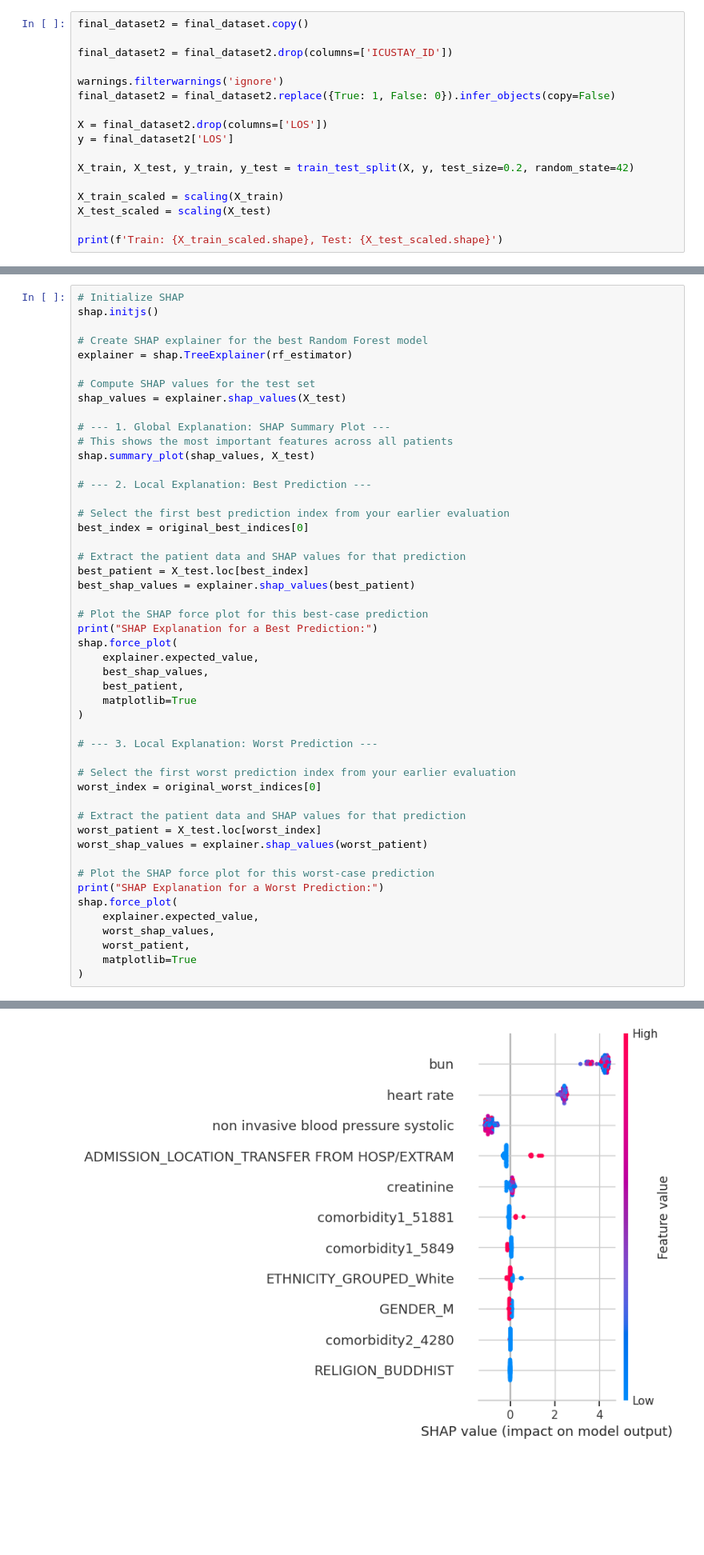
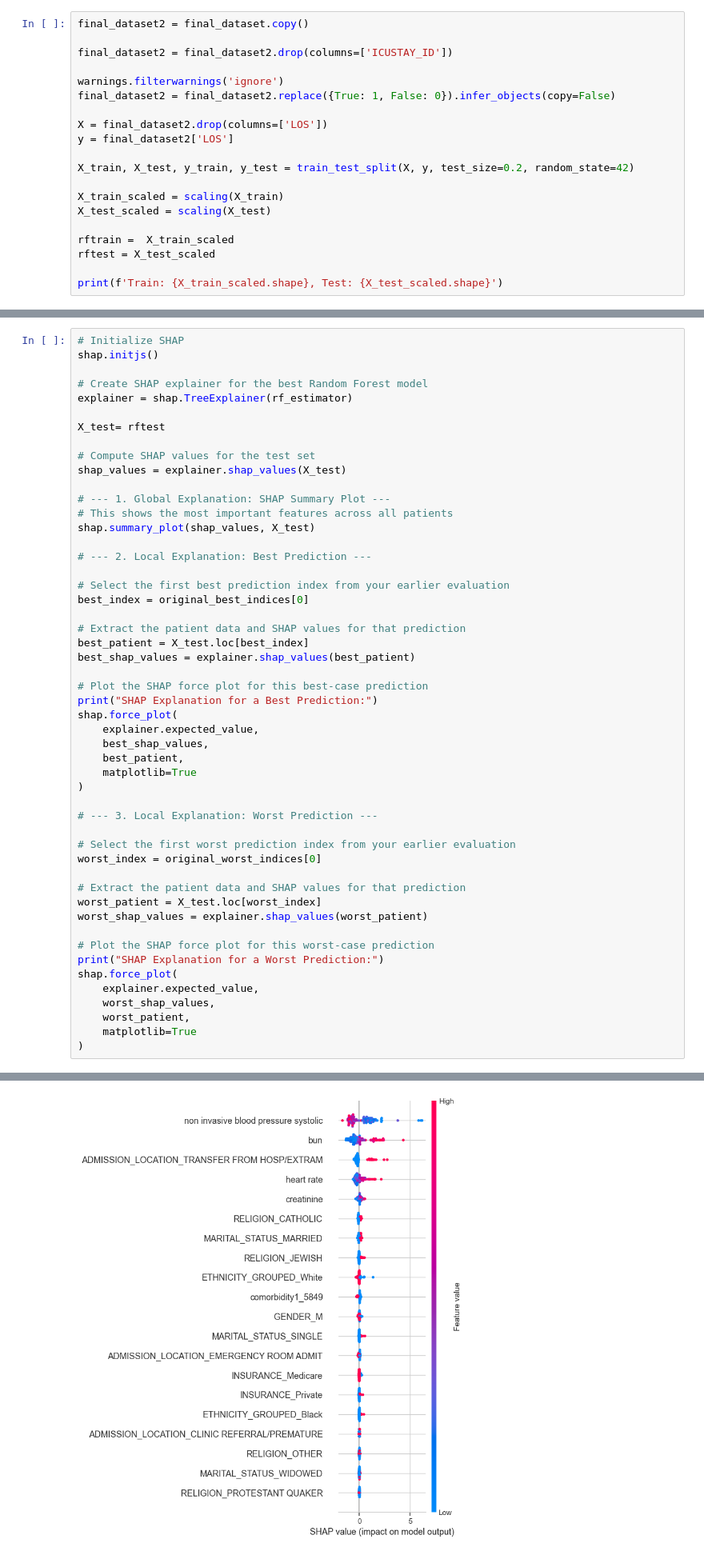
Before and after one commit to ossclaudia/Machine-Learning-2, a Jupyter notebook: projeto.ipynb, the cells around one changed output, grey strips where cells are left out. Shown at 80% size. Saved outputs shown, nothing was run; the diff lists cells and outputs as text; blank space fills up the shorter version.

```diff
--- a/projeto.ipynb
+++ b/projeto.ipynb
@@ -1277,6 +1277,9 @@ X_train, X_test, y_train, y_test = train_test_split(X, y, test_size=0.2, random_
 X_train_scaled = scaling(X_train)
 X_test_scaled = scaling(X_test)
 
+rftrain =  X_train_scaled
+rftest = X_test_scaled
+
 print(f'Train: {X_train_scaled.shape}, Test: {X_test_scaled.shape}')
 # %% [output]
 Train: (469, 20), Test: (118, 20)
@@ -2020,6 +2023,8 @@ shap.initjs()
 
 # Create SHAP explainer for the best Random Forest model
 explainer = shap.TreeExplainer(rf_estimator)
+
+X_test= rftest
 
 # Compute SHAP values for the test set
 shap_values = explainer.shap_values(X_test)
@@ -2038,32 +2043,32 @@ best_patient = X_test.loc[best_index]
 best_shap_values = explainer.shap_values(best_patient)
 
 # Plot the SHAP force plot for this best-case prediction
 print("SHAP Explanation for a Best Prediction:")
 shap.force_plot(
     explainer.expected_value,
     best_shap_values,
     best_patient,
     matplotlib=True
 )
 
 # --- 3. Local Explanation: Worst Prediction ---
 
 # Select the first worst prediction index from your earlier evaluation
 worst_index = original_worst_indices[0]
 
 # Extract the patient data and SHAP values for that prediction
 worst_patient = X_test.loc[worst_index]
 worst_shap_values = explainer.shap_values(worst_patient)
 
 # Plot the SHAP force plot for this worst-case prediction
 print("SHAP Explanation for a Worst Prediction:")
 shap.force_plot(
     explainer.expected_value,
     worst_shap_values,
     worst_patient,
     matplotlib=True
 )
 # %% [output]
 [interactive output not drawn]
-[figure, old version]
+[figure, new version]
 SHAP Explanation for a Best Prediction:
```
Also changed, not shown: parts of 15 cells of this notebook.
